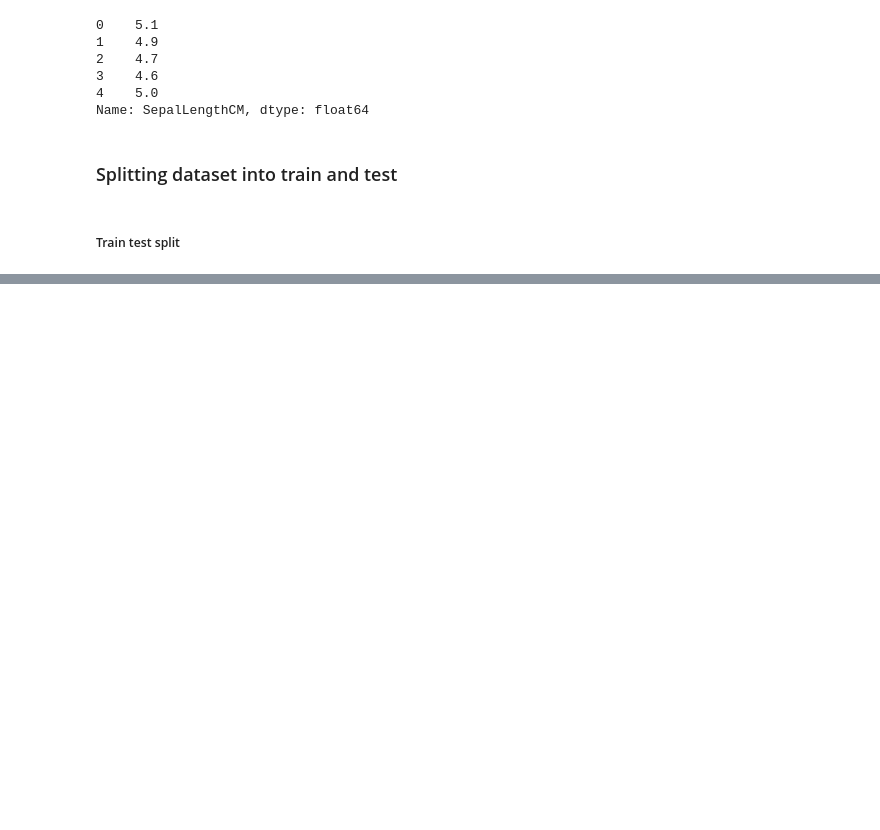
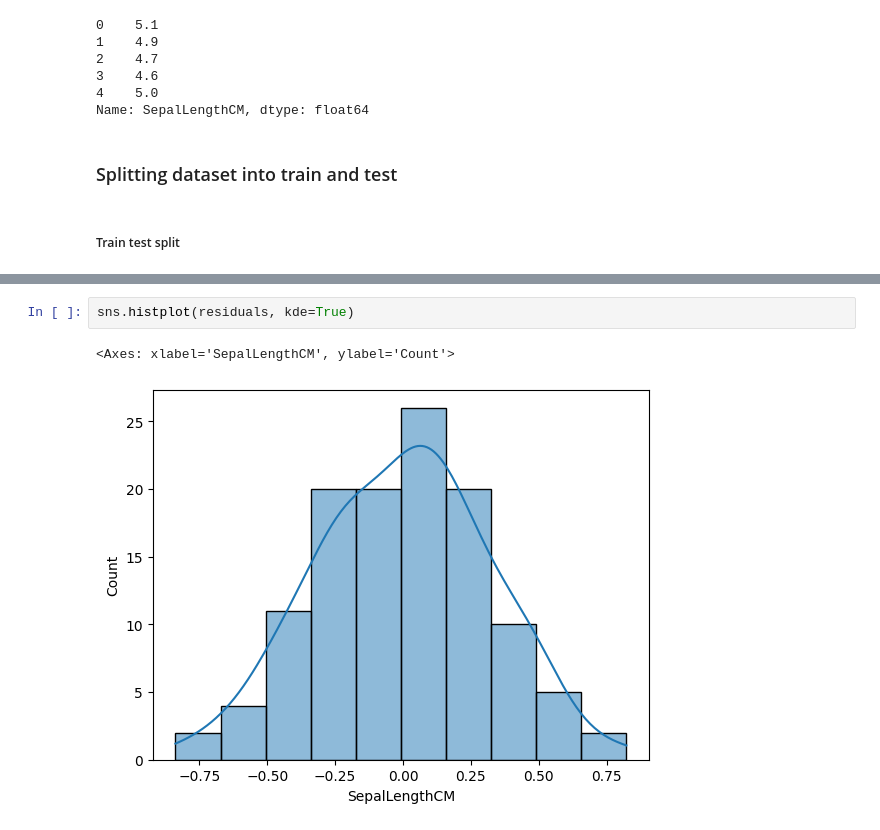
Before and after one commit to shubhamg-2710/LinearRegression, a Jupyter notebook: Linear Regression-Model.ipynb, the cells around one changed output, grey strips where cells are left out. Saved outputs shown, nothing was run; the diff lists cells and outputs as text; blank space fills up the shorter version.

```diff
--- a/Linear Regression-Model.ipynb
+++ b/Linear Regression-Model.ipynb
@@ -501,0 +741,5 @@ y_test.shape
+# %%
+sns.histplot(residuals, kde=True)
+# %% [output]
+<Axes: xlabel='SepalLengthCM', ylabel='Count'>
+[figure, added]
```
Also changed, not shown: parts of 83 cells of this notebook.
